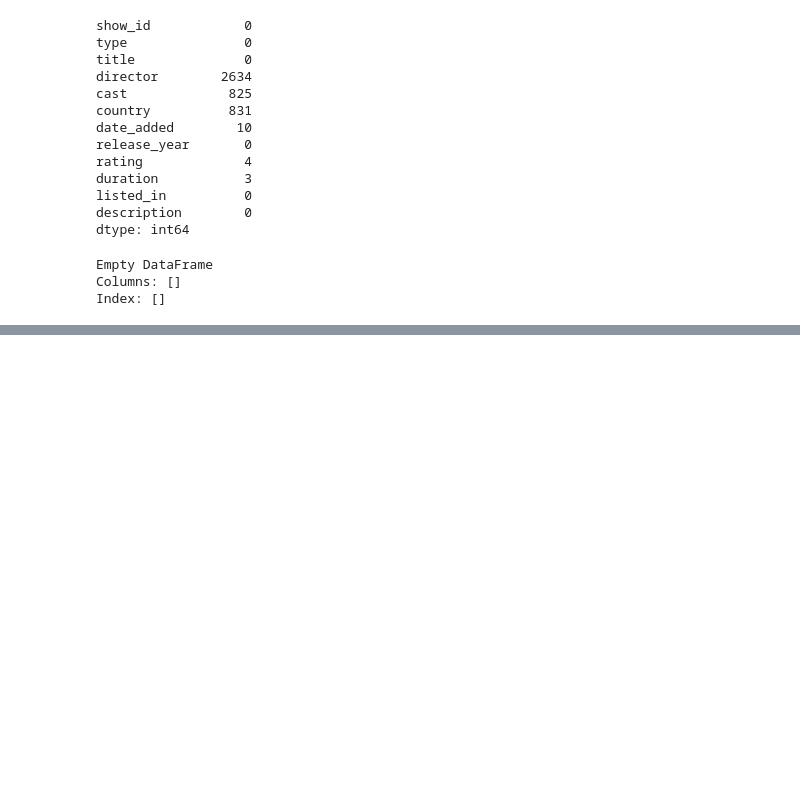
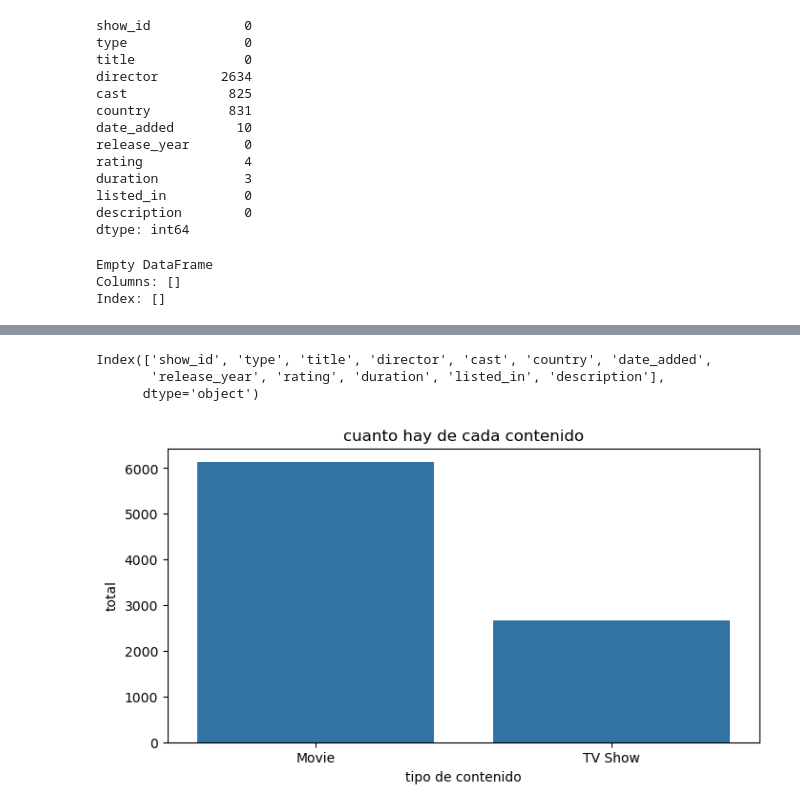
Before and after one commit to rmzX-dev/ECBD-Aaron, a Jupyter notebook: Laboratorio 5/lab-05.ipynb, the cells around one changed output, grey strips where cells are left out. Saved outputs shown, nothing was run; the diff lists cells and outputs as text; code cells hidden in the pictures; blank space fills up the shorter version.

```diff
--- a/Laboratorio 5/lab-05.ipynb
+++ b/Laboratorio 5/lab-05.ipynb
@@ -98,0 +199,13 @@ Index: []
+# %%
+# aplicar eliminacion, transformación.
+
+# 1
+df.dropna(subset=['rating', 'duration'], inplace=True)
+# %%
+# 2
+df["date_added"] = df["date_added"].fillna(df["date_added"].mode()[0])
+# %%
+# 3
+df['director'] = df['director'].fillna('No Data')
+df['cast'] = df['cast'].fillna('No Data')
+df['country'] = df['country'].fillna('No Data')
@@ -98,0 +229,18 @@ Index: []
+# %%
+#verificamos que se elimino
+df.columns
+# %% [output]
+Index(['show_id', 'type', 'title', 'director', 'cast', 'country', 'date_added',
+       'release_year', 'rating', 'duration', 'listed_in', 'description'],
+      dtype='object')
+# %%
+plt.figure(figsize=(8,4))
+sns.countplot(data=df, x="type")
+
+plt.title("cuanto hay de cada contenido")
+plt.xlabel("tipo de contenido")
+plt.ylabel("total")
+
+plt.show()
+# %% [output]
+[figure, added]
```
Also changed, not shown: parts of 13 cells of this notebook, 1 other file.
